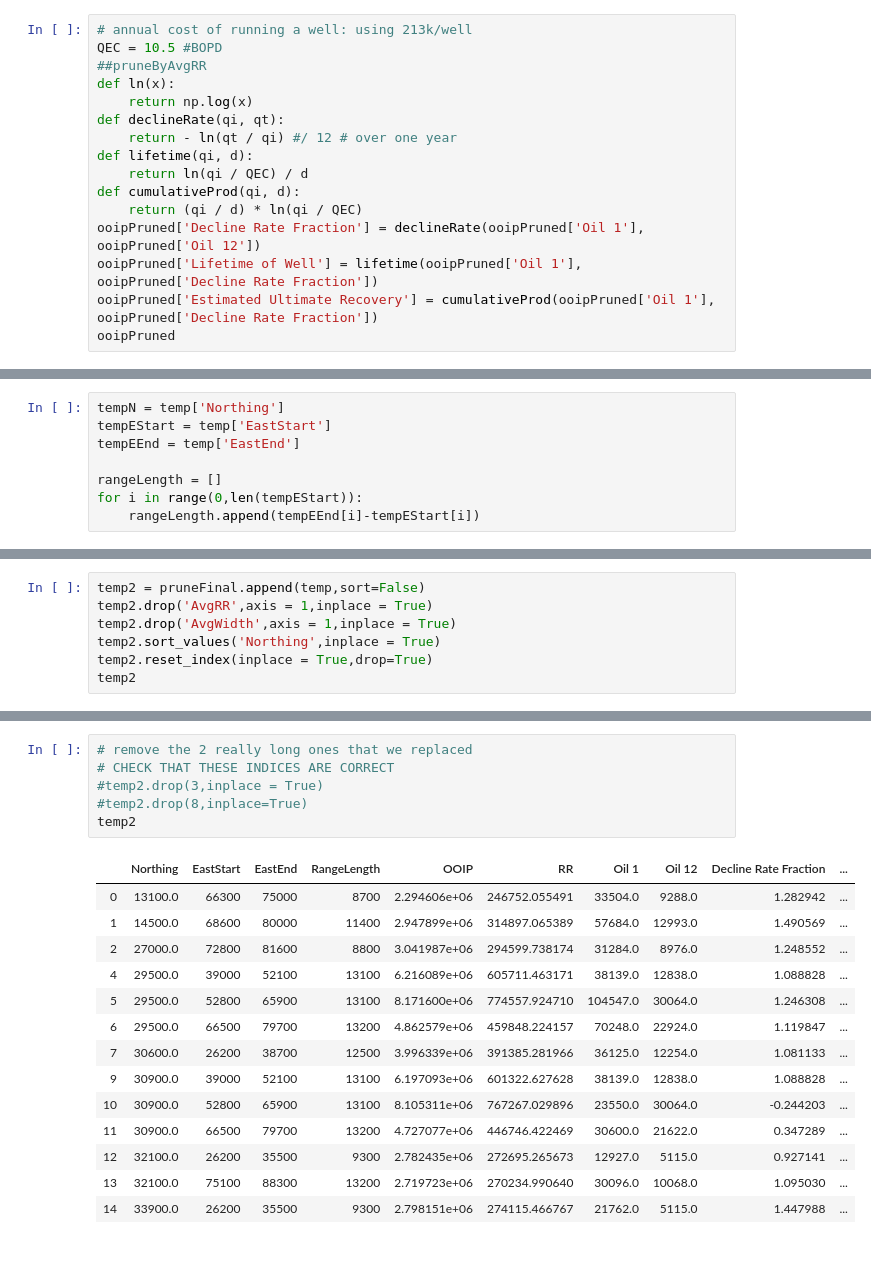
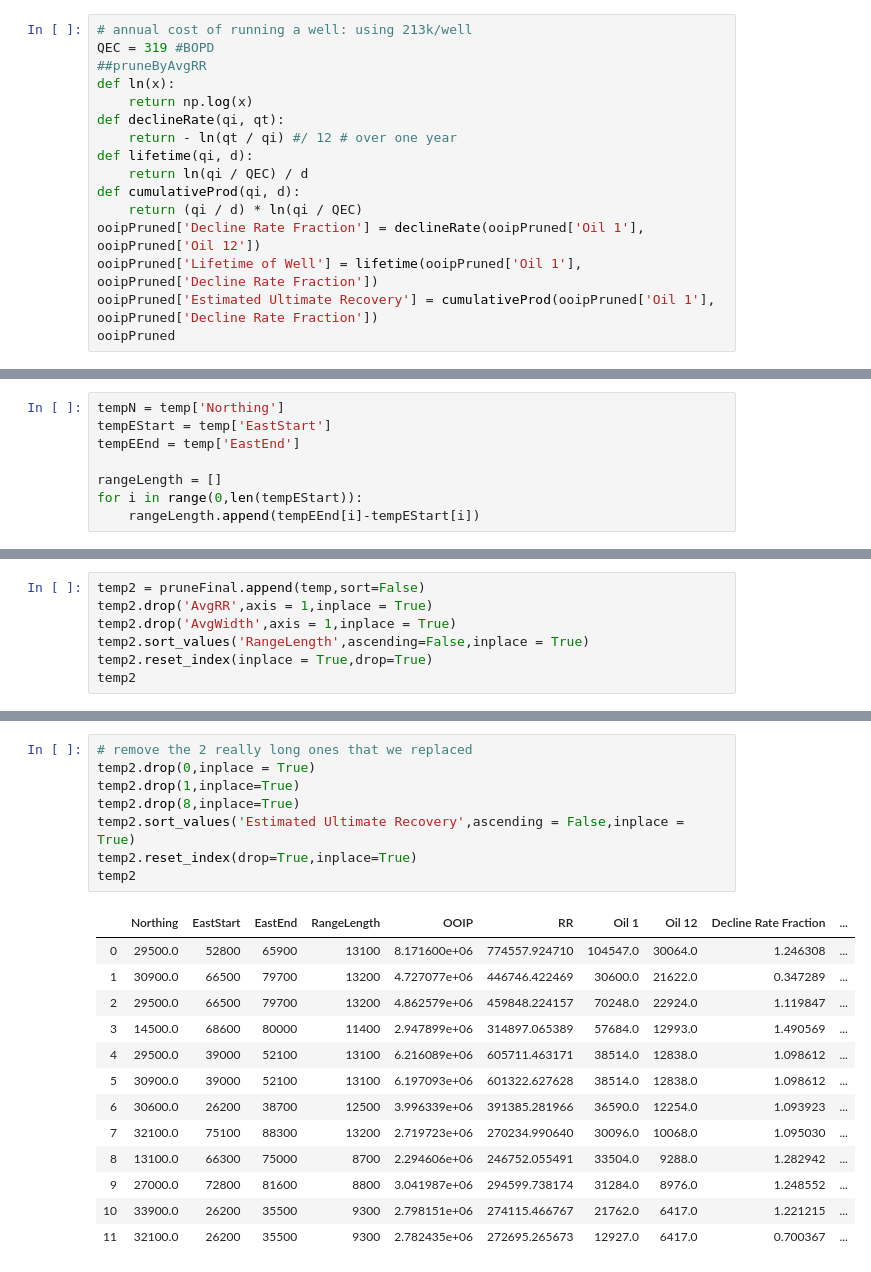
Before and after one commit to fang-helen/Final-Project-FRI, a Jupyter notebook: Final Project FRI.ipynb, the cells around one changed output, grey strips where cells are left out. Cells and saved outputs as stored; diff of their text form.

```diff
--- a/Final Project FRI.ipynb
+++ b/Final Project FRI.ipynb
@@ -1223,7 +1230,7 @@ ooipPruned
 | 16 | 1600.0 | 66300 | 77900 | 11600 | 3.074473e+05 | 3.142111e+04 | 160.180695 | 92952.0 | 29302.0 | 2.708716 |
 # %%
 # annual cost of running a well: using 213k/well
-QEC = 10.5 #BOPD
+QEC = 319 #BOPD
 ##pruneByAvgRR
 def ln(x):
     return np.log(x)
@@ -1667,7 +1675,7 @@ temp
 temp2 = pruneFinal.append(temp,sort=False)
 temp2.drop('AvgRR',axis = 1,inplace = True)
 temp2.drop('AvgWidth',axis = 1,inplace = True)
-temp2.sort_values('Northing',inplace = True)
+temp2.sort_values('RangeLength',ascending=False,inplace = True)
 temp2.reset_index(inplace = True,drop=True)
 temp2
 # %% [output]
@@ -1690,21 +1698,22 @@ temp2
 # %%
 # remove the 2 really long ones that we replaced
-# CHECK THAT THESE INDICES ARE CORRECT
-#temp2.drop(3,inplace = True)
-#temp2.drop(8,inplace=True)
+temp2.drop(0,inplace = True)
+temp2.drop(1,inplace=True)
+temp2.drop(8,inplace=True)
+temp2.sort_values('Estimated Ultimate Recovery',ascending = False,inplace = True)
+temp2.reset_index(drop=True,inplace=True)
 temp2
 # %% [output]
 |  | Northing | EastStart | EastEnd | RangeLength | OOIP | RR | Oil 1 | Oil 12 | Decline Rate Fraction | ... |
-| 0 | 13100.0 | 66300 | 75000 | 8700 | 2.294606e+06 | 246752.055491 | 33504.0 | 9288.0 | 1.282942 | ... |
-| 1 | 14500.0 | 68600 | 80000 | 11400 | 2.947899e+06 | 314897.065389 | 57684.0 | 12993.0 | 1.490569 | ... |
-| 2 | 27000.0 | 72800 | 81600 | 8800 | 3.041987e+06 | 294599.738174 | 31284.0 | 8976.0 | 1.248552 | ... |
-| 4 | 29500.0 | 39000 | 52100 | 13100 | 6.216089e+06 | 605711.463171 | 38139.0 | 12838.0 | 1.088828 | ... |
-| 5 | 29500.0 | 52800 | 65900 | 13100 | 8.171600e+06 | 774557.924710 | 104547.0 | 30064.0 | 1.246308 | ... |
-| 6 | 29500.0 | 66500 | 79700 | 13200 | 4.862579e+06 | 459848.224157 | 70248.0 | 22924.0 | 1.119847 | ... |
-| 7 | 30600.0 | 26200 | 38700 | 12500 | 3.996339e+06 | 391385.281966 | 36125.0 | 12254.0 | 1.081133 | ... |
-| 9 | 30900.0 | 39000 | 52100 | 13100 | 6.197093e+06 | 601322.627628 | 38139.0 | 12838.0 | 1.088828 | ... |
-| 10 | 30900.0 | 52800 | 65900 | 13100 | 8.105311e+06 | 767267.029896 | 23550.0 | 30064.0 | -0.244203 | ... |
-| 11 | 30900.0 | 66500 | 79700 | 13200 | 4.727077e+06 | 446746.422469 | 30600.0 | 21622.0 | 0.347289 | ... |
-| 12 | 32100.0 | 26200 | 35500 | 9300 | 2.782435e+06 | 272695.265673 | 12927.0 | 5115.0 | 0.927141 | ... |
-| 13 | 32100.0 | 75100 | 88300 | 13200 | 2.719723e+06 | 270234.990640 | 30096.0 | 10068.0 | 1.095030 | ... |
-| 14 | 33900.0 | 26200 | 35500 | 9300 | 2.798151e+06 | 274115.466767 | 21762.0 | 5115.0 | 1.447988 | ... |
+| 0 | 29500.0 | 52800 | 65900 | 13100 | 8.171600e+06 | 774557.924710 | 104547.0 | 30064.0 | 1.246308 | ... |
+| 1 | 30900.0 | 66500 | 79700 | 13200 | 4.727077e+06 | 446746.422469 | 30600.0 | 21622.0 | 0.347289 | ... |
+| 2 | 29500.0 | 66500 | 79700 | 13200 | 4.862579e+06 | 459848.224157 | 70248.0 | 22924.0 | 1.119847 | ... |
+| 3 | 14500.0 | 68600 | 80000 | 11400 | 2.947899e+06 | 314897.065389 | 57684.0 | 12993.0 | 1.490569 | ... |
+| 4 | 29500.0 | 39000 | 52100 | 13100 | 6.216089e+06 | 605711.463171 | 38514.0 | 12838.0 | 1.098612 | ... |
+| 5 | 30900.0 | 39000 | 52100 | 13100 | 6.197093e+06 | 601322.627628 | 38514.0 | 12838.0 | 1.098612 | ... |
+| 6 | 30600.0 | 26200 | 38700 | 12500 | 3.996339e+06 | 391385.281966 | 36590.0 | 12254.0 | 1.093923 | ... |
+| 7 | 32100.0 | 75100 | 88300 | 13200 | 2.719723e+06 | 270234.990640 | 30096.0 | 10068.0 | 1.095030 | ... |
+| 8 | 13100.0 | 66300 | 75000 | 8700 | 2.294606e+06 | 246752.055491 | 33504.0 | 9288.0 | 1.282942 | ... |
+| 9 | 27000.0 | 72800 | 81600 | 8800 | 3.041987e+06 | 294599.738174 | 31284.0 | 8976.0 | 1.248552 | ... |
+| 10 | 33900.0 | 26200 | 35500 | 9300 | 2.798151e+06 | 274115.466767 | 21762.0 | 6417.0 | 1.221215 | ... |
+| 11 | 32100.0 | 26200 | 35500 | 9300 | 2.782435e+06 | 272695.265673 | 12927.0 | 6417.0 | 0.700367 | ... |
```
Also changed, not shown: parts of 41 cells of this notebook.
